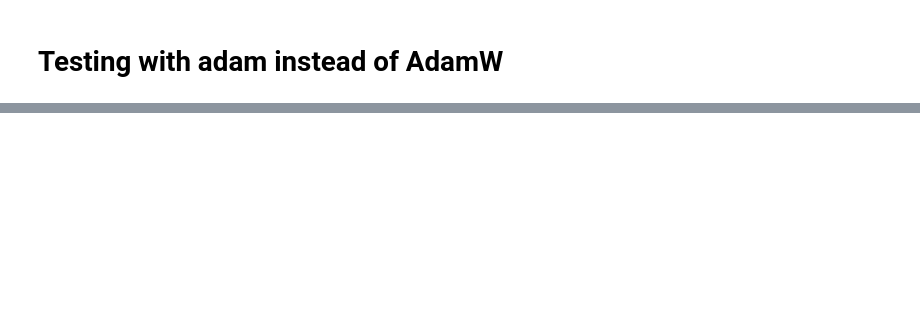
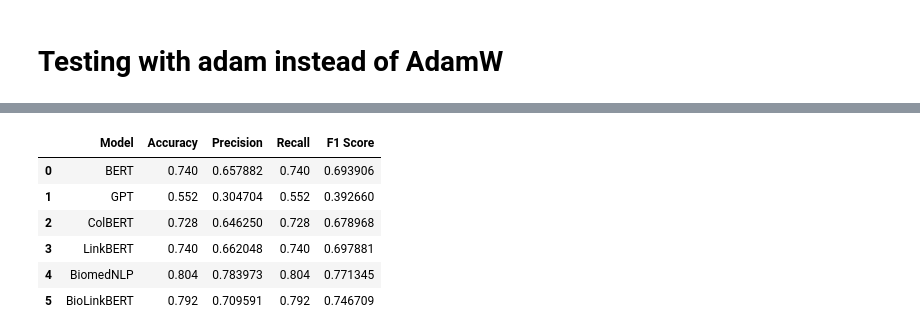
Before and after one commit to trduc97/neural_medical_qa, a Jupyter notebook: diss_medqa_torch.ipynb, the cells around one changed output, grey strips where cells are left out. Saved outputs shown, nothing was run; the diff lists cells and outputs as text; code cells hidden in the pictures; blank space fills up the shorter version.

```diff
--- a/diss_medqa_torch.ipynb
+++ b/diss_medqa_torch.ipynb
@@ -582,0 +705,13 @@ OutOfMemoryError: CUDA out of memory. Tried to allocate 58.00 MiB. GPU 0 has a t
+# %%
+trainer_bilstm = Trainandtest(pubmedqa_train, pubmedqa_test)
+
+for model in models:
+    model_name=model['model_name'],
+    source=model['source'],
+    trainer_bilstm.model_compile(BiLSTMmodel, model_name,source,batch_size=8)
+    # Train the model
+    trainer_bilstm.training(model_name, epochs=3)
+
+    # test the model
+    test_result = trainer_bilstm.val()
+    trainer_bilstm.results[model['model_name']] = test_result
@@ -630,0 +828,11 @@ Epoch 1, Loss: 0.6404168241201563, F1 Score: 0.7252281312845033
+# %%
+result_bilstm= result_convert(trainer_bilstm.results)
+result_bilstm
+# %% [output]
+|  | Model | Accuracy | Precision | Recall | F1 Score |
+| 0 | BERT | 0.740 | 0.657882 | 0.740 | 0.693906 |
+| 1 | GPT | 0.552 | 0.304704 | 0.552 | 0.392660 |
+| 2 | ColBERT | 0.728 | 0.646250 | 0.728 | 0.678968 |
+| 3 | LinkBERT | 0.740 | 0.662048 | 0.740 | 0.697881 |
+| 4 | BiomedNLP | 0.804 | 0.783973 | 0.804 | 0.771345 |
+| 5 | BioLinkBERT | 0.792 | 0.709591 | 0.792 | 0.746709 |
```
Also changed, not shown: parts of 31 cells of this notebook.
